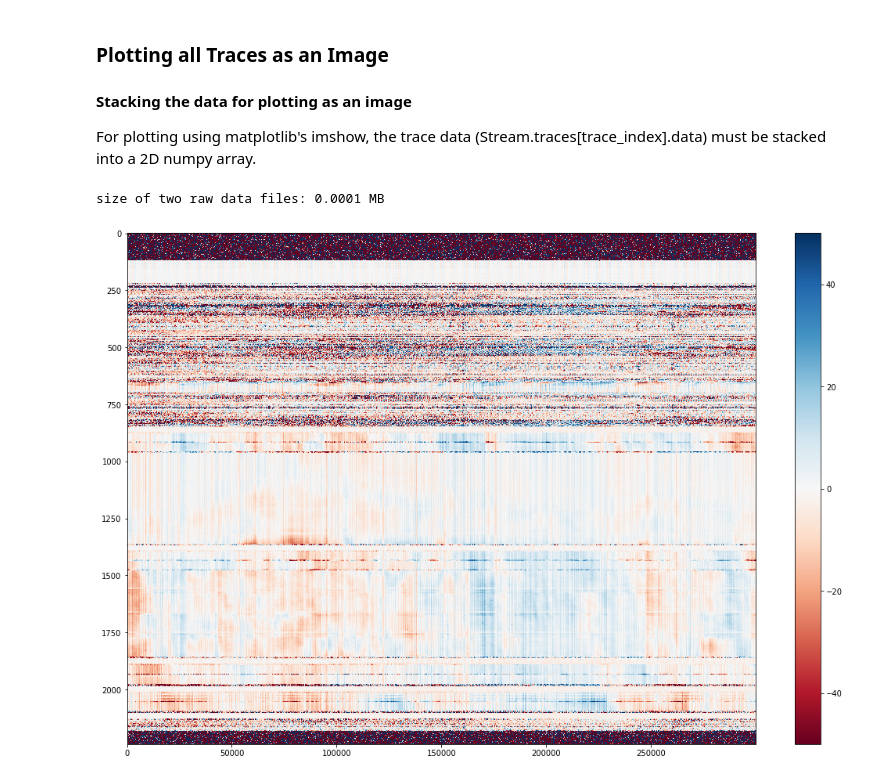
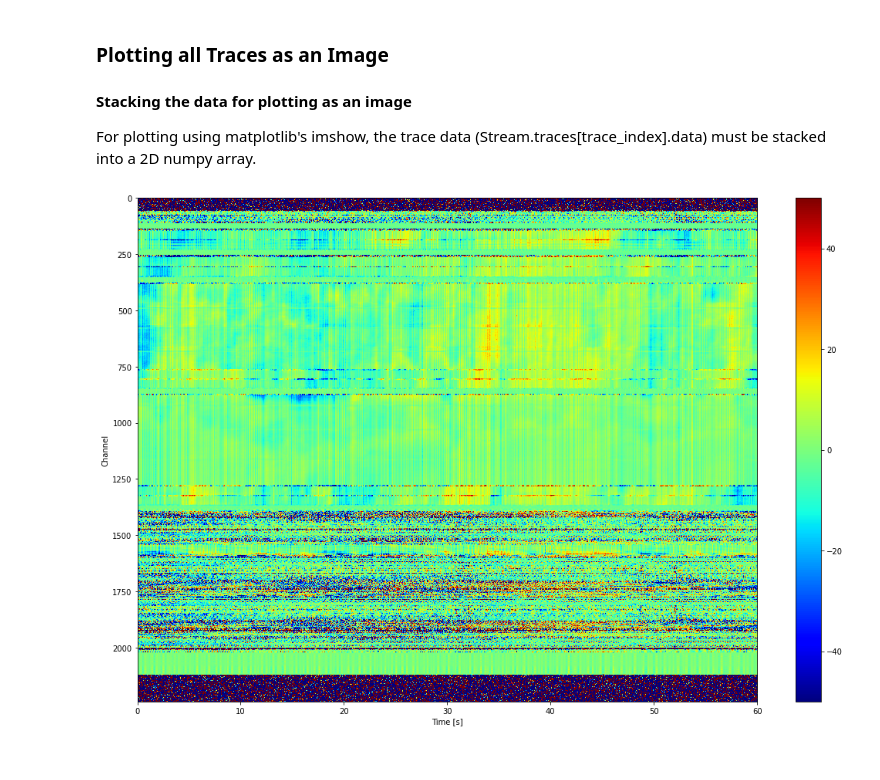
Before and after one commit to peyman-moradi/das_research, a Jupyter notebook: DAS_Reader.ipynb, the cells around one changed output. Saved outputs shown, nothing was run; the diff lists cells and outputs as text; code cells hidden in the pictures.

```diff
--- a/DAS_Reader.ipynb
+++ b/DAS_Reader.ipynb
@@ -16,15 +16,19 @@ import numpy as np
 import matplotlib.pyplot as plt
 import os
 
-# set your keys here
-os.environ['aws_access_key_id'] = 'AKIAZD77TT5NOZ5PDIUU'
-os.environ['aws_secret_access_key'] = 'YMte70+EFO17e7sU6ShnGkYbu3fuq2+e+nrU5yJ9'
+from dotenv import load_dotenv
+import os
+
+load_dotenv()
+# Access the environment variables from the .env file or set them here
+aws_access_key_id = os.environ.get('aws_access_key_id')
+aws_secret_access_key = os.environ.get('aws_secret_access_key')
 
 
 boto3.set_stream_logger('boto3', logging.INFO)
 s3 = boto3.resource('s3',
-                    aws_access_key_id=os.environ['aws_access_key_id'],
-                    aws_secret_access_key= os.environ['aws_secret_access_key'])
+                    aws_access_key_id=aws_access_key_id,
+                    aws_secret_access_key= aws_secret_access_key)
 bucket = s3.Bucket('dfo-test-2')
 cwd = os.getcwd()
 # %% [markdown]
@@ -85,6 +89,8 @@ for key in keys:
     tdms_file = TdmsFile.read(tmp_file.name)
     if (len(data)==0):
         data=tdms_file['Measurement'].as_dataframe()
+        channel_no=data.shape[1]
+        time_samples_per_file=data.shape[0]
     else:
         data= data.append(tdms_file['Measurement'].as_dataframe())
         data=data.reset_index(drop=True)
@@ -148,6 +153,8 @@ for key in keys:
     tdms_file = TdmsFile.read(tdms_file_path)
     if (len(data)==0):
         data=tdms_file['Measurement'].as_dataframe()
+        channel_no=data.shape[1]
+        time_samples_per_file=data.shape[0]
     else:
         data= data.append(tdms_file['Measurement'].as_dataframe())
         data=data.reset_index(drop=True)
@@ -193,16 +198,14 @@ plt.show()
 ### Plotting all Traces as an Image
 #### Stacking the data for plotting as an image
 For plotting using matplotlib's imshow, the trace data (Stream.traces[trace_index].data) must be stacked into a 2D numpy array.
-# %%
-raw_data = data.to_numpy().T
-size = sys.getsizeof(raw_data)
-print("size of two raw data files: {:.4f} MB".format(size*10**-6))
-# %% [output]
-size of two raw data files: 0.0001 MB
 # %%
+raw_data = data.to_numpy().T
 fig, (ax1) = plt.subplots(1,figsize=(18,12))
-plot = ax1.imshow(raw_data, cmap="RdBu", vmin=-50, vmax=50, aspect='auto')
+plot = ax1.imshow(raw_data, cmap="jet", vmin=-50, vmax=50,extent=[0,data.shape[0]/SamplingFrequency,0,data.shape[1]], aspect='auto')
 plt.colorbar(plot,ax=ax1)
+ax1.invert_yaxis()
+plt.xlabel('Time [s]')
+plt.ylabel('Channel')
 plt.show()
 # %% [output]
-[figure, old version]
+[figure, new version]
```
Also changed, not shown: parts of 3 cells of this notebook.
